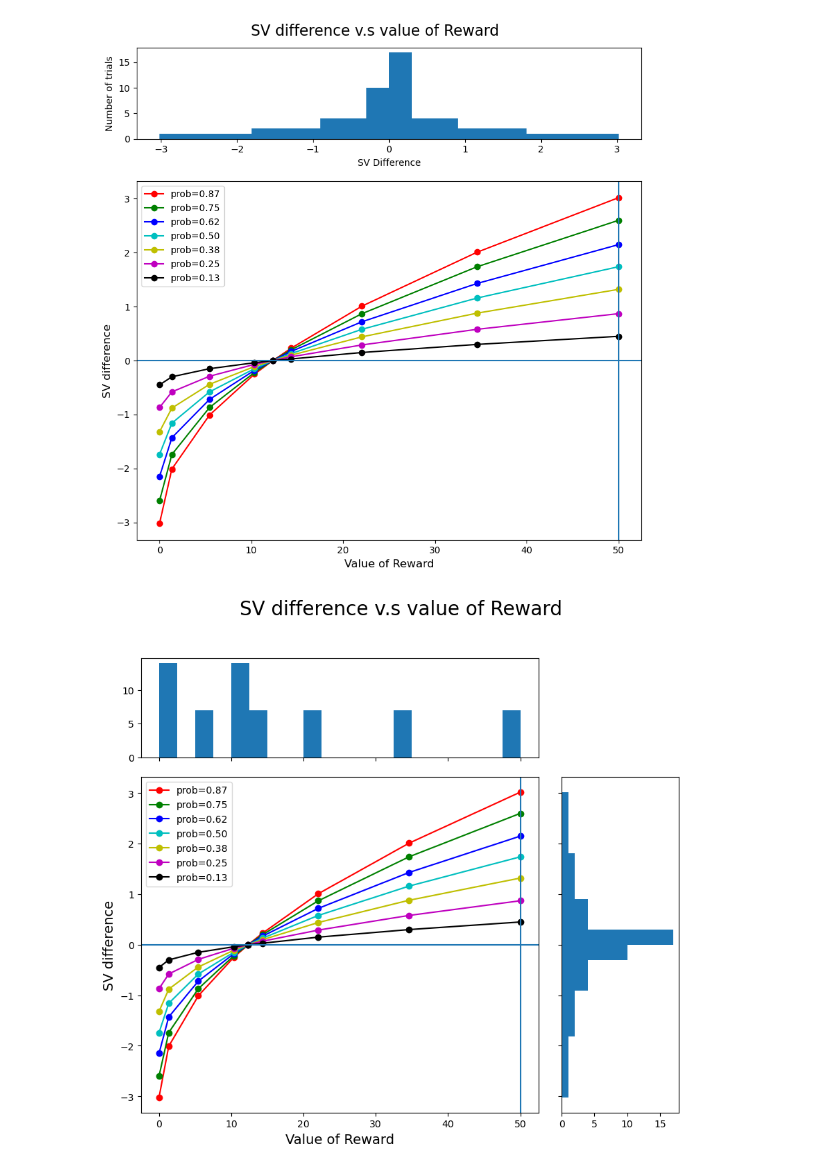
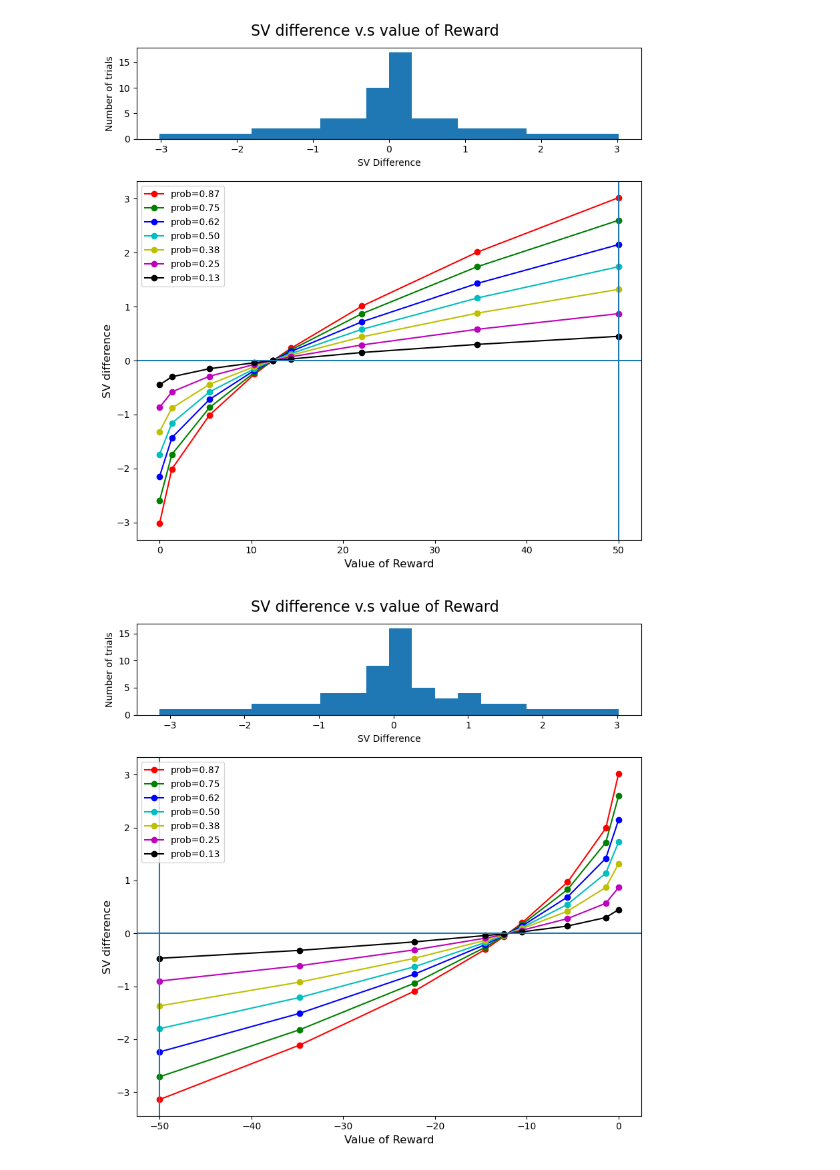
Before and after one commit to CDN-Lab/Adaptive_Choicesets, a Jupyter notebook: symmetrical_choice_set.ipynb, the cells around one changed output. Drawn from its saved outputs; the diff is of its cells as text; code cells hidden in the pictures.

Commit message:
Added losses. Pending Ambiguity

```diff
--- a/symmetrical_choice_set.ipynb
+++ b/symmetrical_choice_set.ipynb
@@ -194,6 +191,7 @@ df_neg
 | 6 | Extr_neg | 0.13 | -50.0 | -0.920236 | -0.460118 | -12.509602 | -0.211891 |
 # %%
 df_safe_pos = df_pos[['p_reward','SV_New_Safe','value_lott_SE','value_safe']].copy()
+df_safe_neg = df_neg[['p_reward','SV_New_Safe','value_lott_SE','value_safe']].copy()
 df_safe_pos
 # %% [output]
 |  | p_reward | SV_New_Safe | value_lott_SE | value_safe |
@@ -313,3 +368,8 @@ df_int_pos
 | 32 | Int_pos | 0.38 | 3.460290e+01 | 2.198582e+00 | 1.319149 | 12.337473 | 1.749280 |
 | 33 | Int_pos | 0.25 | 3.460290e+01 | 1.446436e+00 | 0.867861 | 12.337473 | 0.751171 |
 | 34 | Int_pos | 0.13 | 3.460290e+01 | 7.521466e-01 | 0.451288 | 12.337473 | 0.200624 |
+# %%
+df_intneg_temp = df_neg.copy()
+df_intneg_temp['category'] = 'Int_neg'
+df_int_neg = get_interm(df_intneg_temp, df_safe_neg, beta_neg,alpha_neg, num_steps=2,trials='losses')
+df_int_neg
@@ -320,7 +398,8 @@ ExtrPos trials in the extreme where value reward is $50
 IntPor trials in between along range (SE and SVmax)
 # %%
 df_Trials_gains = pd.concat([df_pos,df_int_pos,df_cent_pos],ignore_index=True)
-
-#df_Trials_gains['SV_Safe'] = df_Trials_gains['Value_Safe']**alpha_pos
+df_Trials_gains['SV_New_Safe'] = df_Trials_gains['value_safe']**alpha_pos
 df_Trials_gains['deltaSV'] = df_Trials_gains['SV_reward'] - df_Trials_gains['SV_New_Safe']
+df_Trials_gains = df_Trials_gains.drop(columns=['value_lott_SE'])
 df_Trials_gains = df_Trials_gains.round(2)
+df_Trials_gains
@@ -326,0 +420,7 @@ df_Trials_gains = df_Trials_gains.round(2)
+# %%
+df_Trials_losses = pd.concat([df_neg,df_cent_neg, df_int_neg],ignore_index=True)
+df_Trials_losses['SV_New_Safe'] = -abs(df_Trials_gains['value_safe'])**alpha_pos
+df_Trials_losses['deltaSV'] = df_Trials_losses['SV_reward'] - df_Trials_losses['SV_New_Safe']
+df_Trials_losses = df_Trials_losses.drop(columns=['value_lott_SE'])
+df_Trials_losses = df_Trials_losses.round(2)
+df_Trials_losses
@@ -439,52 +526,60 @@ def plot_scatter_hist_flipped(df):
 # %%
-#Original Scatter Hist
-def scatter_hist(x, y, ax, ax_histx, ax_histy,xlabel='',ylabel='',title=''):
+from matplotlib.gridspec import GridSpec
+import sys
+
+def scatter_hist(x, y, ax, ax_histy,xlabel='',ylabel='',title=''): #This functions creates a scatter plot with histograms at its sides
 	#ax.scatter(x, y)
-	ax.set_xlabel(xlabel,fontsize=14) #Creates the subplots
-	ax.set_ylabel(ylabel,fontsize=14)
-	plt.suptitle(title,fontsize=20)
-	ax_histx.hist(x,bins=20)
-	ax_histy.hist(y, bins=20,orientation = 'horizontal')
+	ax.set_xlabel(xlabel,fontsize=12) #Creates the subplots
+	ax.set_ylabel(ylabel,fontsize=12)
+	plt.suptitle(title,fontsize=16, ha='center')
+	#ax_histx.hist(x,bins=20)
+	ax_histy.hist(y, bins=20)
+	ax_histy.set_xlabel('SV Difference')
+	ax_histy.set_ylabel('Number of trials')
+	plt.tight_layout()
 
 
 def setup_fig_ax():  #Setting the axis
 
-	fig = plt.figure(figsize=(10,8.5))
-	gs = GridSpec(4, 4)
+	fig = plt.figure(figsize=(8.5,8.5))
+	gs = GridSpec(4, 3)
 
 	ax = fig.add_subplot(gs[1:4, 0:3])
-	ax_histx = fig.add_subplot(gs[0,0:3])
-	ax_histy = fig.add_subplot(gs[1:4, 3])
-	ax_histx.tick_params(axis="x", labelbottom=False)
-	ax_histy.tick_params(axis="y", labelleft=False)
+	ax_histy = fig.add_subplot(gs[0,0:3])
+	#ax_histx = fig.add_subplot(gs[1:4, 3])
+	#ax_histx.tick_params(axis="x", labelbottom=False)
+	ax_histy.tick_params(axis="y")
 
-	return ax,ax_histx,ax_histy
+	#Adjust spacing around subplots
+	#plt.subplots_adjust(top=1.4, bottom=0.15, left=0.15, right=0.9)
+
+	return ax, ax_histy
 
 def plot_scatter_hist(df):
 
 	# delta SV v.s value_reward
 	x,y = df['value_reward'],df['deltaSV']
-	ax,ax_histx,ax_histy = setup_fig_ax()
+	ax,ax_histy = setup_fig_ax()
 
-	scatter_hist(x,y,ax,ax_histx,ax_histy,
+	scatter_hist(x,y,ax,ax_histy,
 		xlabel='Value of Reward',
 		ylabel= 'SV difference',
 		title= 'SV difference v.s value of Reward')
 
 	colors = ['r','g','b','c','y','m','k']
 	df = df.sort_values('value_reward')
 
 	for i,p in enumerate(reversed(sorted(df['p_reward'].unique()))): #A scatter plot for each probability level
 		x,y = df.loc[df['p_reward']==p,'value_reward'], df.loc[df['p_reward']==p,'deltaSV']
 		ax.plot(x, y,'{}o-'.format(colors[i]),label='prob={0:0.2f}'.format(p)) #The plot conecting prob levels
 
 	# ax.plot([50],[],'r-')
-	ax.axvline(x=50)
+	ax.axvline(x=-50)
 	# ax.plot([-50,-50],[-10,10],'r-')
 	ax.axhline(y=0)
 	# ax.plot([0,50],[0,0],'k--')
 	ax.legend(loc="upper left")
 
-plot_scatter_hist(df_Trials_gains)
+plot_scatter_hist(df_Trials_losses)
 # %% [output]
-[figure, old version]
+[figure, new version]
```
Also changed, not shown: parts of 15 cells of this notebook.
